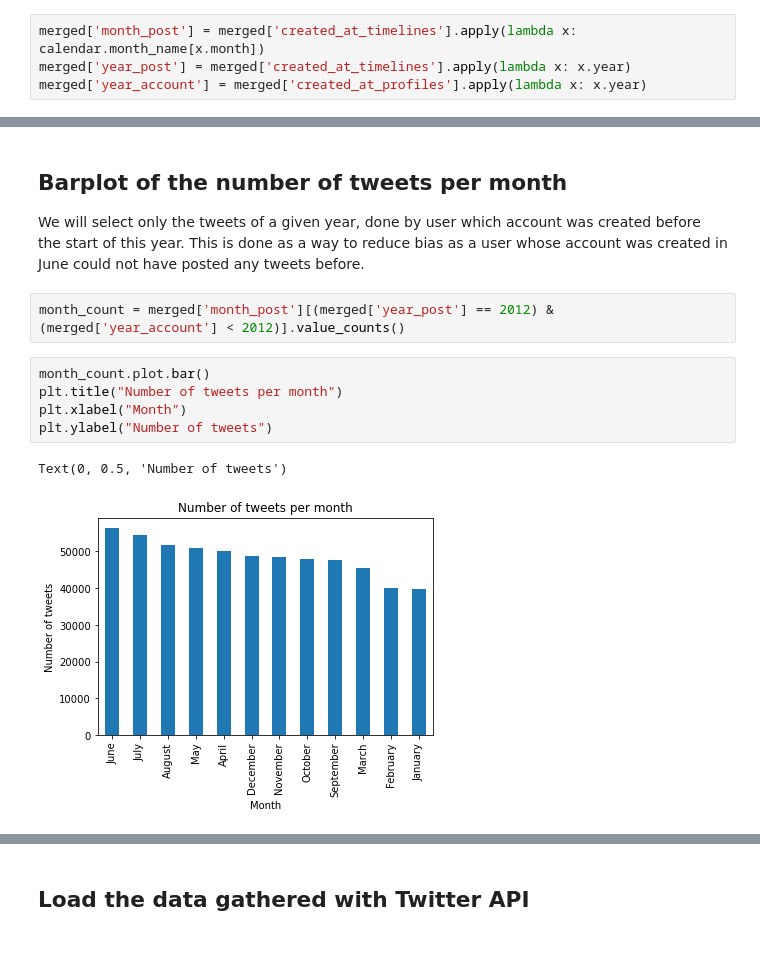
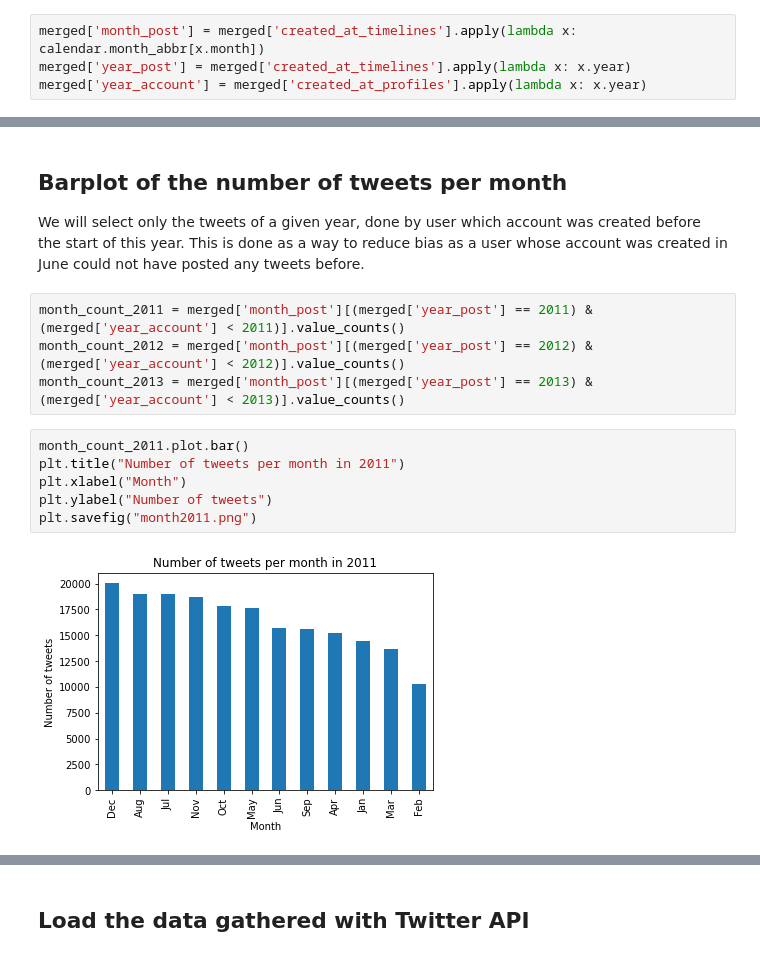
Before and after one commit to epfl-ada/ada-2020-project-milestone-p3-p3_kali, a Jupyter notebook: P4.ipynb, the cells around one changed output, grey strips where cells are left out. Cells and saved outputs as stored; diff of their text form.

Commit message:
Graphs + Last part of P4

```diff
--- a/P4.ipynb
+++ b/P4.ipynb
@@ -42,7 +42,7 @@ merged = ego_timelines.merge(egos_only, left_on = 'egoID', right_on = 'ID', suff
 # %% [markdown]
 We add three columns representing the month and the year at which the tweet was posted and the year at which the account was created.
 # %%
-merged['month_post'] = merged['created_at_timelines'].apply(lambda x: calendar.month_name[x.month])
+merged['month_post'] = merged['created_at_timelines'].apply(lambda x: calendar.month_abbr[x.month])
 merged['year_post'] = merged['created_at_timelines'].apply(lambda x: x.year)
 merged['year_account'] = merged['created_at_profiles'].apply(lambda x: x.year)
 # %%
@@ -60,12 +60,14 @@ merged.head()
 
 We will select only the tweets of a given year, done by user which account was created before the start of this year. This is done as a way to reduce bias as a user whose account was created in June could not have posted any tweets before.
 # %%
-month_count = merged['month_post'][(merged['year_post'] == 2012) & (merged['year_account'] < 2012)].value_counts()
+month_count_2011 = merged['month_post'][(merged['year_post'] == 2011) & (merged['year_account'] < 2011)].value_counts()
+month_count_2012 = merged['month_post'][(merged['year_post'] == 2012) & (merged['year_account'] < 2012)].value_counts()
+month_count_2013 = merged['month_post'][(merged['year_post'] == 2013) & (merged['year_account'] < 2013)].value_counts()
 # %%
-month_count.plot.bar()
-plt.title("Number of tweets per month")
+month_count_2011.plot.bar()
+plt.title("Number of tweets per month in 2011")
 plt.xlabel("Month")
 plt.ylabel("Number of tweets")
+plt.savefig("month2011.png")
 # %% [output]
-Text(0, 0.5, 'Number of tweets')
-[figure, old version]
+[figure, new version]
```
Also changed, not shown: parts of 21 cells of this notebook, 7 other files.
